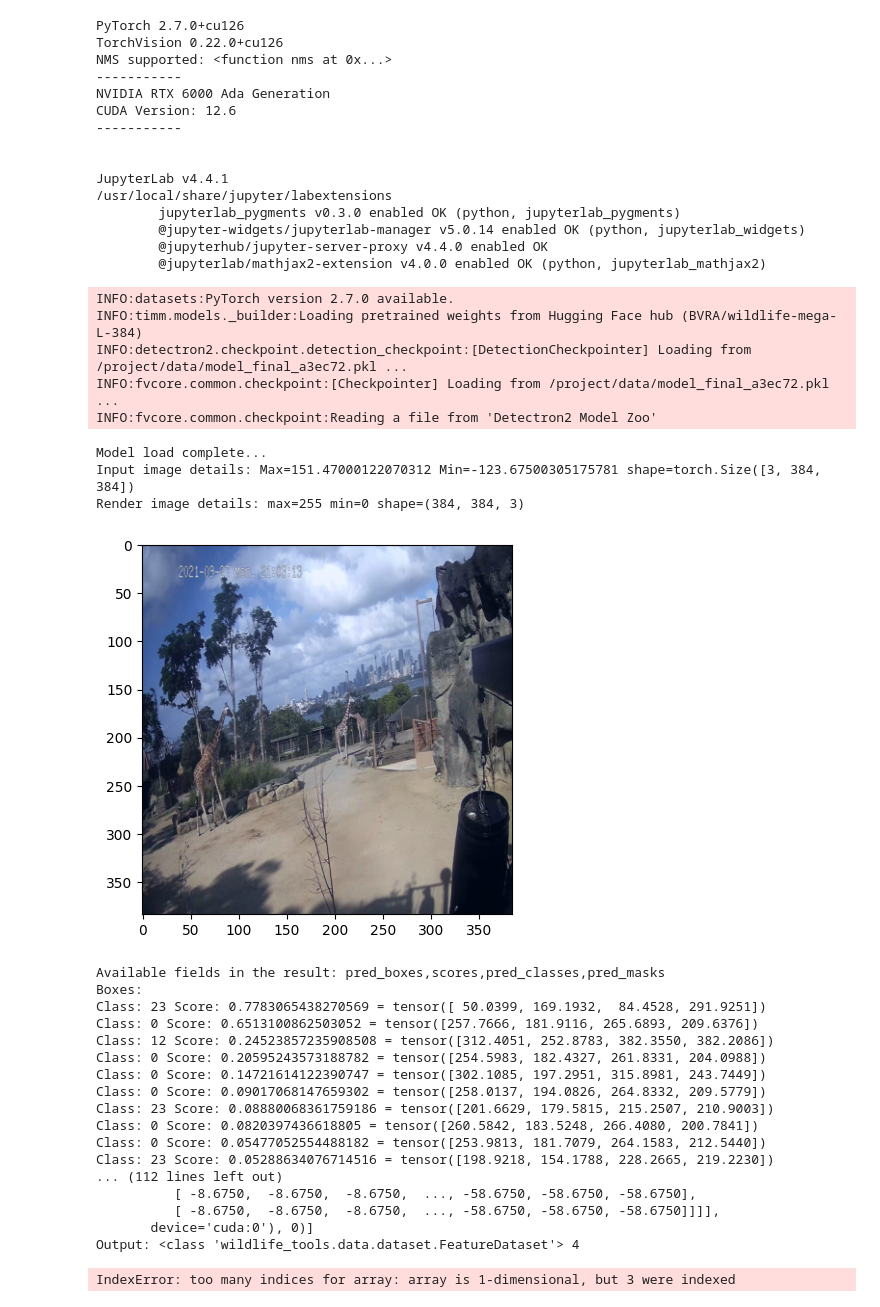
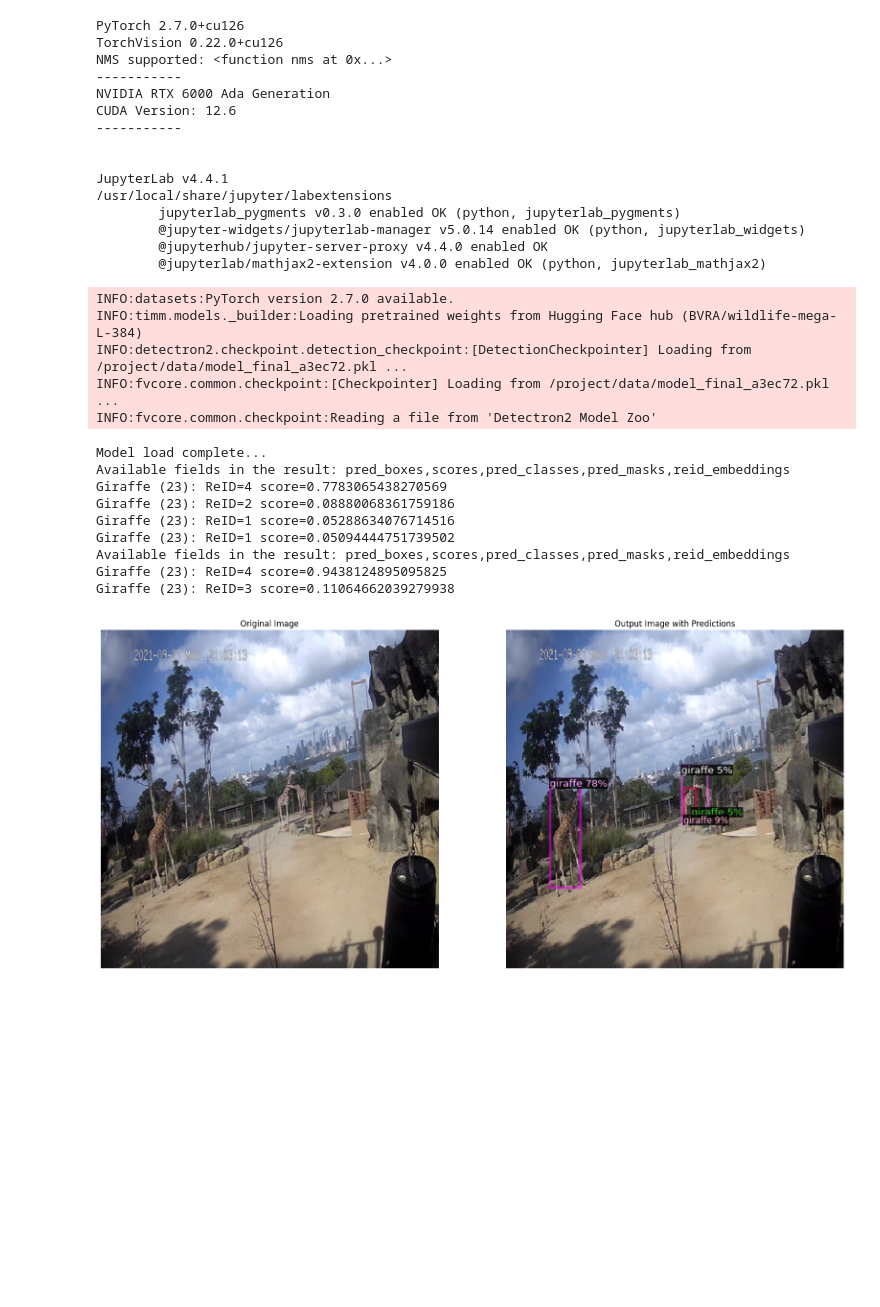
Before and after one commit to wildlifelabs/realtime-welfare, a Jupyter notebook: detectron.ipynb, the cells around one changed output. Saved outputs shown, nothing was run; the diff lists cells and outputs as text; code cells hidden in the pictures; blank space fills up the shorter version.

```diff
--- a/detectron.ipynb
+++ b/detectron.ipynb
@@ -84,7 +84,7 @@ model = instantiate(
 # then load it with the pretrained backbone
 DetectionCheckpointer(model).load("/project/data/model_final_a3ec72.pkl")
 model.eval()
-model.to("cuda")
+model = model.to("cuda")
 print("Model load complete...")
 
 #
@@ -104,20 +104,20 @@ output = predict(
     model
 )
 
-# #
-# # Inspect
-# #
-# output = output["instances"][0]
-# print(f"Output type is {type(output)}")
-# print(f"Available fields in the result: {','.join([o for o in output.get_fields().keys()])}")
-# _reids = list(output.get("reid_embeddings").cpu().numpy().flatten())
-# _classes = list(output.get("pred_classes").cpu().numpy())
-# _boxes = list(output.get("pred_boxes").cpu().numpy())
-# _masks = list(output.get("pred_masks").cpu().numpy())
-# _scores = list(output.get("scores").cpu().numpy())
-# for i in range(len(output)):
-#     if _classes[i] == 23:
-#         print(f"Giraffe: {_reids[i]} score={_scores[i]}")
+#
+# Inspect
+#
+for item in output:
+    item = item["instances"]
+    print(f"Available fields in the result: {','.join([o for o in item.get_fields().keys()])}")
+    _reids = list(item.get("reid_embeddings").cpu().numpy().flatten())
+    _classes = list(item.get("pred_classes").cpu().numpy())
+    _boxes = list(item.get("pred_boxes").to("cpu"))
+    _masks = list(item.get("pred_masks").cpu().numpy())
+    _scores = list(item.get("scores").cpu().numpy())
+    for i in range(len(item)):
+        if _reids[i] != -1:
+            print(f"Giraffe ({_classes[i]}): ReID={_reids[i]} score={_scores[i]}")
 # %% [output]
 INFO:datasets:PyTorch version 2.7.0 available.
 INFO:timm.models._builder:Loading pretrained weights from Hugging Face hub (BVRA/wildlife-mega-L-384)
@@ -125,59 +125,48 @@ INFO:detectron2.checkpoint.detection_checkpoint:[DetectionCheckpointer] Loading
 INFO:fvcore.common.checkpoint:[Checkpointer] Loading from /project/data/model_final_a3ec72.pkl ...
 INFO:fvcore.common.checkpoint:Reading a file from 'Detectron2 Model Zoo'
 Model load complete...
-Input image details: Max=151.47000122070312 Min=-123.67500305175781 shape=torch.Size([3, 384, 384])
-Render image details: max=255 min=0 shape=(384, 384, 3)
+Available fields in the result: pred_boxes,scores,pred_classes,pred_masks,reid_embeddings
+Giraffe (23): ReID=4 score=0.7783065438270569
+Giraffe (23): ReID=2 score=0.08880068361759186
+Giraffe (23): ReID=1 score=0.05288634076714516
+Giraffe (23): ReID=1 score=0.05094444751739502
+Available fields in the result: pred_boxes,scores,pred_classes,pred_masks,reid_embeddings
+Giraffe (23): ReID=4 score=0.9438124895095825
+Giraffe (23): ReID=3 score=0.11064662039279938
-[figure, removed]
-Available fields in the result: pred_boxes,scores,pred_classes,pred_masks
-Boxes:
-Class: 23 Score: 0.7783065438270569 = tensor([ 50.0399, 169.1932,  84.4528, 291.9251])
-Class: 0 Score: 0.6513100862503052 = tensor([257.7666, 181.9116, 265.6893, 209.6376])
-Class: 12 Score: 0.24523857235908508 = tensor([312.4051, 252.8783, 382.3550, 382.2086])
-Class: 0 Score: 0.20595243573188782 = tensor([254.5983, 182.4327, 261.8331, 204.0988])
-Class: 0 Score: 0.14721614122390747 = tensor([302.1085, 197.2951, 315.8981, 243.7449])
-Class: 0 Score: 0.09017068147659302 = tensor([258.0137, 194.0826, 264.8332, 209.5779])
-Class: 23 Score: 0.08880068361759186 = tensor([201.6629, 179.5815, 215.2507, 210.9003])
-Class: 0 Score: 0.0820397436618805 = tensor([260.5842, 183.5248, 266.4080, 200.7841])
-Class: 0 Score: 0.05477052554488182 = tensor([253.9813, 181.7079, 264.1583, 212.5440])
-Class: 23 Score: 0.05288634076714516 = tensor([198.9218, 154.1788, 228.2665, 219.2230])
-... (112 lines left out)
-          [ -8.6750,  -8.6750,  -8.6750,  ..., -58.6750, -58.6750, -58.6750],
-          [ -8.6750,  -8.6750,  -8.6750,  ..., -58.6750, -58.6750, -58.6750]]]],
-       device='cuda:0'), 0)]
-Output: <class 'wildlife_tools.data.dataset.FeatureDataset'> 4
-IndexError: too many indices for array: array is 1-dimensional, but 3 were indexed
 # %%
 import cv2
 import numpy as np
 import torch
 from PIL import Image
 import matplotlib.pyplot as plt
 from detectron2.utils.visualizer import Visualizer
 from detectron2.data.catalog import MetadataCatalog
 from detectron2.structures import Instances, Boxes
 
 
 metadata = MetadataCatalog.get("coco_2017_val")
 # Convert image to float and scale to [0, 1] for matplotlib
-image = np.array(Image.open("20230920_091213.jpg").convert("RGB").resize((384, 384), Image.LANCZOS))
+image = np.array(Image.open("/project/data/wod_reid/images/c1-savannah-2024_03_26__23_03_54.jpg").convert("RGB").resize((384, 384), Image.LANCZOS))
 image_rgb = image.astype(np.float32) / 255.0
 v = Visualizer(image[:, :, ::-1], metadata=metadata, scale=1.2)
 
-giraffe_mask = output.pred_classes == 23
+giraffe_mask = output[0]["instances"].pred_classes == 23
 filtered_instances = Instances((384, 384), **{
-    "pred_boxes": output.pred_boxes[giraffe_mask],
-    "scores": output.scores[giraffe_mask],
-    "pred_classes": output.pred_classes[giraffe_mask]
+    "pred_boxes": output[0]["instances"].pred_boxes[giraffe_mask],
+    "scores": output[0]["instances"].scores[giraffe_mask],
+    "pred_classes": output[0]["instances"].pred_classes[giraffe_mask]
 })
 out = v.draw_instance_predictions(filtered_instances.to("cpu"))
 output_image = out.get_image()
 
 fig, axes = plt.subplots(1, 2, figsize=(20, 10))
 axes[0].imshow(image_rgb)
 axes[0].set_title("Original Image")
 axes[0].axis("off")
 axes[1].imshow(output_image[:, :, ::-1])
 axes[1].set_title("Output Image with Predictions")
 axes[1].axis("off")
 plt.axis("off")
 plt.show()
+# %% [output]
+[figure, added]
```
Also changed, not shown: 10 other files.
